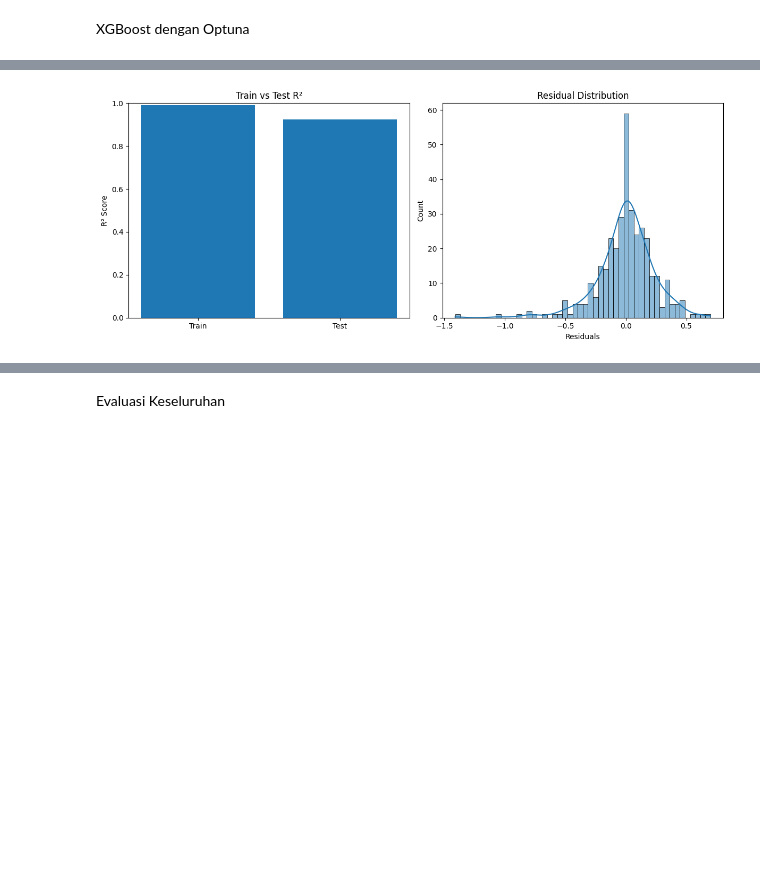
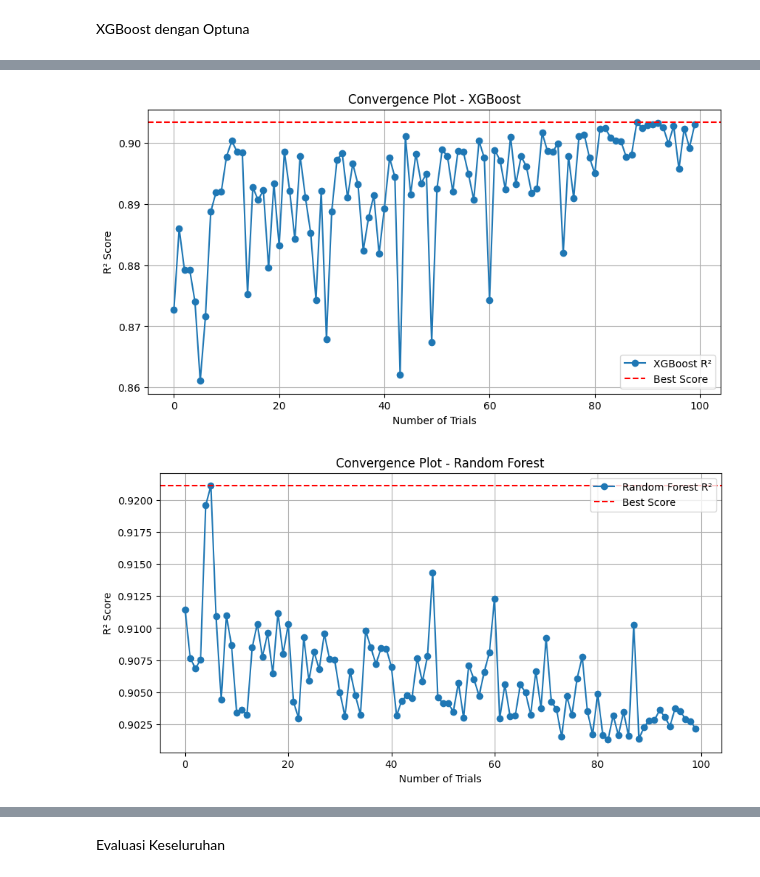
Before and after one commit to daff00/Kabupaten-Tangerang-House-Price-Prediction, a Jupyter notebook: HousePricePrediction_KabTangerang.ipynb, the cells around one changed output, grey strips where cells are left out. Drawn from its saved outputs; the diff is of its cells as text; code cells hidden in the pictures; blank space fills up the shorter version.

```diff
--- a/HousePricePrediction_KabTangerang.ipynb
+++ b/HousePricePrediction_KabTangerang.ipynb
@@ -778,15 +811,15 @@ XGBoost dengan Optuna
 def objective(trial):
     # Hyperparameter yang akan dioptimalkan
     params = {
-    "n_estimators": trial.suggest_int("n_estimators", 1000, 5000, step=200),
-    "learning_rate": trial.suggest_float("learning_rate", 0.01, 0.2, log=True),
-    "max_depth": trial.suggest_int("max_depth", 4, 12),
-    "min_child_weight": trial.suggest_int("min_child_weight", 1, 10),
-    "subsample": trial.suggest_float("subsample", 0.7, 1.0),
-    "colsample_bytree": trial.suggest_float("colsample_bytree", 0.7, 1.0),
-    "gamma": trial.suggest_float("gamma", 0, 5),
-    "reg_alpha": trial.suggest_float("reg_alpha", 0, 5),
-    "reg_lambda": trial.suggest_float("reg_lambda", 0, 5)
+        "n_estimators": trial.suggest_int("n_estimators", 1200, 2500, step=100),
+        "learning_rate": trial.suggest_float("learning_rate", 0.01, 0.03, log=True),
+        "max_depth": trial.suggest_int("max_depth", 4, 7),
+        "min_child_weight": trial.suggest_int("min_child_weight", 2, 6),
+        "subsample": trial.suggest_float("subsample", 0.85, 1.0),
+        "colsample_bytree": trial.suggest_float("colsample_bytree", 0.75, 0.95),
+        "gamma": trial.suggest_float("gamma", 0.1, 3),
+        "reg_alpha": trial.suggest_float("reg_alpha", 1, 5),
+        "reg_lambda": trial.suggest_float("reg_lambda", 1, 5)
     }
 
     # Inisialisasi model XGBoost
@@ -822,14 +855,14 @@ def objective(trial):
     return np.mean(r2_scores)
 
 # Tuning hyperparameter dengan Optuna
-study = optuna.create_study(direction='maximize')
-study.optimize(objective, n_trials=100)
+study_xgb = optuna.create_study(direction='maximize')
+study_xgb.optimize(objective, n_trials=100)
 
 # Menampilkan hyperparameter terbaik
-print("Best hyperparameters: ", study.best_params)
+print("Best hyperparameters: ", study_xgb.best_params)
 
 # Melatih model dengan hyperparameter terbaik
-best_params = study.best_params
+best_params = study_xgb.best_params
 best_model_xgb = XGBRegressor(**best_params)
 best_model_xgb.fit(X_train, y_train)
 
@@ -887,26 +920,22 @@ Test MAPE: 0.007134180293217088
-# %%
-# Mendapatkan skor R² untuk data train
-train_r2_opt_xgb = r2_score(y_train, best_model_xgb.predict(X_train))
-
-# Plot Train vs Test R²
-plt.figure(figsize=(12, 5))
-plt.subplot(1, 2, 1)
-plt.bar(["Train", "Test"], [train_r2_opt_xgb, test_r2_opt_xgb])
-plt.ylim(0, 1)
-plt.ylabel("R² Score")
-plt.title("Train vs Test R²")
-
-# Menghitung residuals
-y_residuals_rfr = y_test - train_r2_opt_xgb
-
-# Plot Residual Distribution
-plt.subplot(1, 2, 2)
-sns.histplot(y_residuals_rf, kde=True, bins=50)
-plt.xlabel("Residuals")
-plt.ylabel("Count")
-plt.title("Residual Distribution")
-
-plt.tight_layout()
-plt.show()
-# %% [output]
-[figure, removed]
+# %%
+# Fungsi untuk menampilkan convergence plot
+def plot_convergence(study, model_name):
+    trials = study.trials_dataframe()
+
+    plt.figure(figsize=(10, 5))
+    plt.plot(trials["number"], trials["value"], marker="o", linestyle="-", label=f"{model_name} R²")
+    plt.axhline(y=max(trials["value"]), color="r", linestyle="--", label="Best Score")
+
+    plt.xlabel("Number of Trials")
+    plt.ylabel("R² Score")
+    plt.title(f"Convergence Plot - {model_name}")
+    plt.legend()
+    plt.grid()
+    plt.show()
+
+# Menampilkan plot untuk XGBoost dan Random Forest
+plot_convergence(study_xgb, "XGBoost")
+plot_convergence(study_rf, "Random Forest")
+# %% [output]
+[figure, added]
+[figure, added]
```
Also changed, not shown: parts of 13 cells of this notebook.
